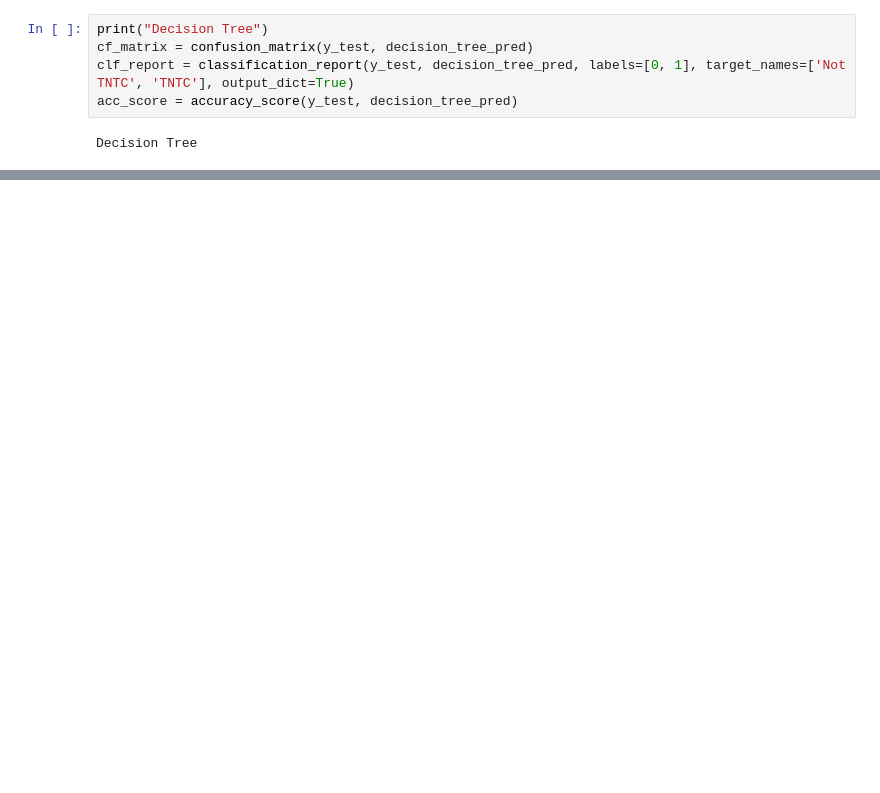
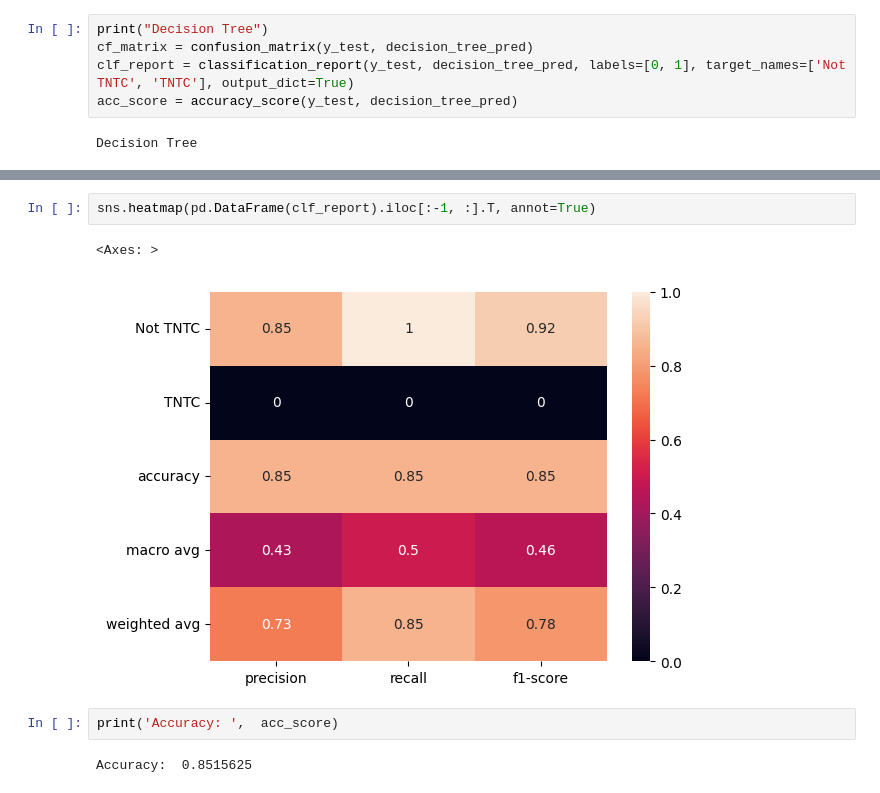
Before and after one commit to MassimilianoArca/Thames-Ecoli, a Jupyter notebook: thames/modelling/ecoli_coliform.ipynb, the cells around one changed output, grey strips where cells are left out. Saved outputs shown, nothing was run; the diff lists cells and outputs as text; blank space fills up the shorter version.

```diff
--- a/thames/modelling/ecoli_coliform.ipynb
+++ b/thames/modelling/ecoli_coliform.ipynb
@@ -180,0 +266,9 @@ Accuracy:  0.9416666666666667
+# %%
+sns.heatmap(pd.DataFrame(clf_report).iloc[:-1, :].T, annot=True)
+# %% [output]
+<Axes: >
+[figure, added]
+# %%
+print('Accuracy: ',  acc_score)
+# %% [output]
+Accuracy:  0.8515625
```
Also changed, not shown: parts of 31 cells of this notebook, 2 other files.
